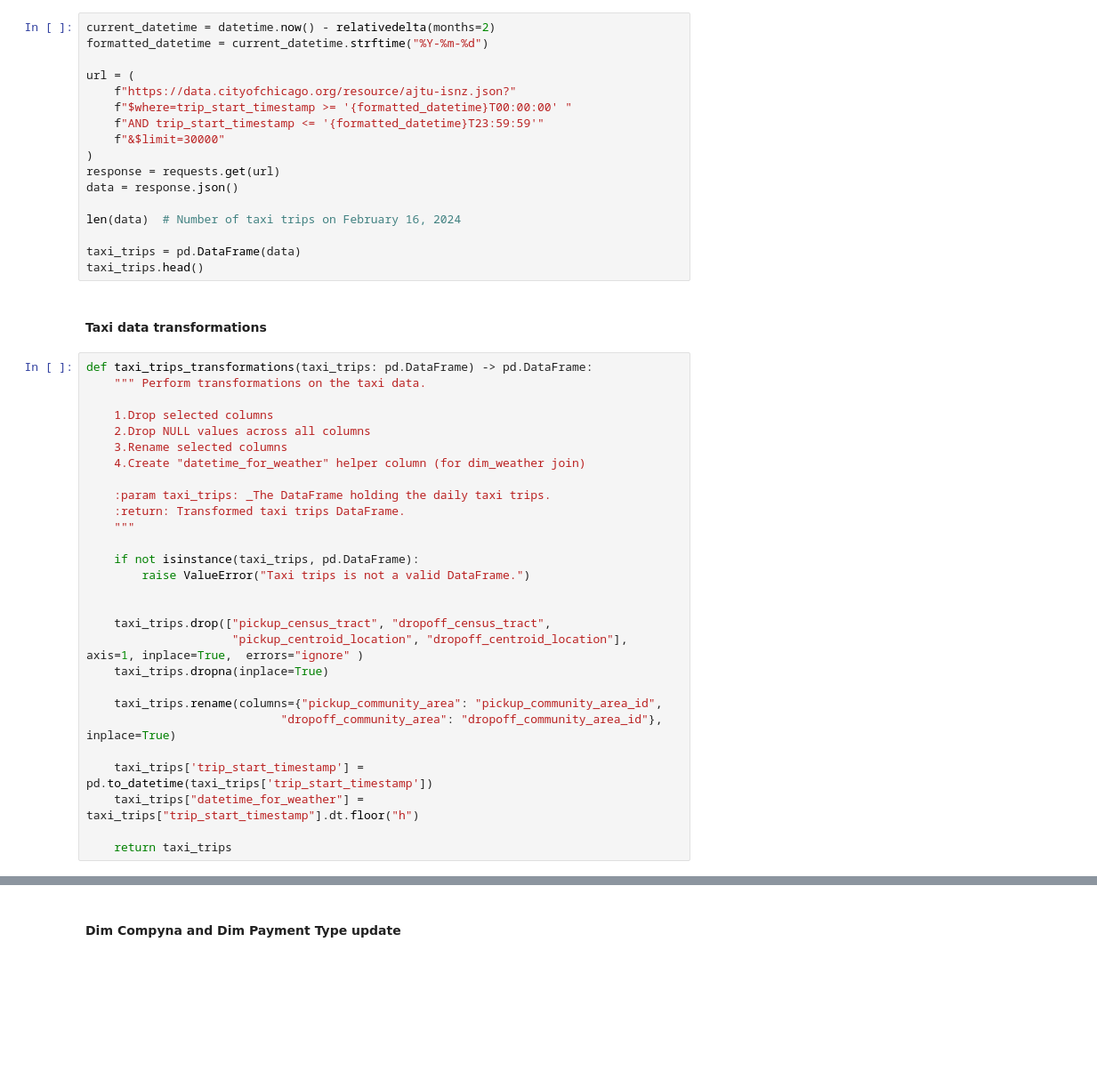
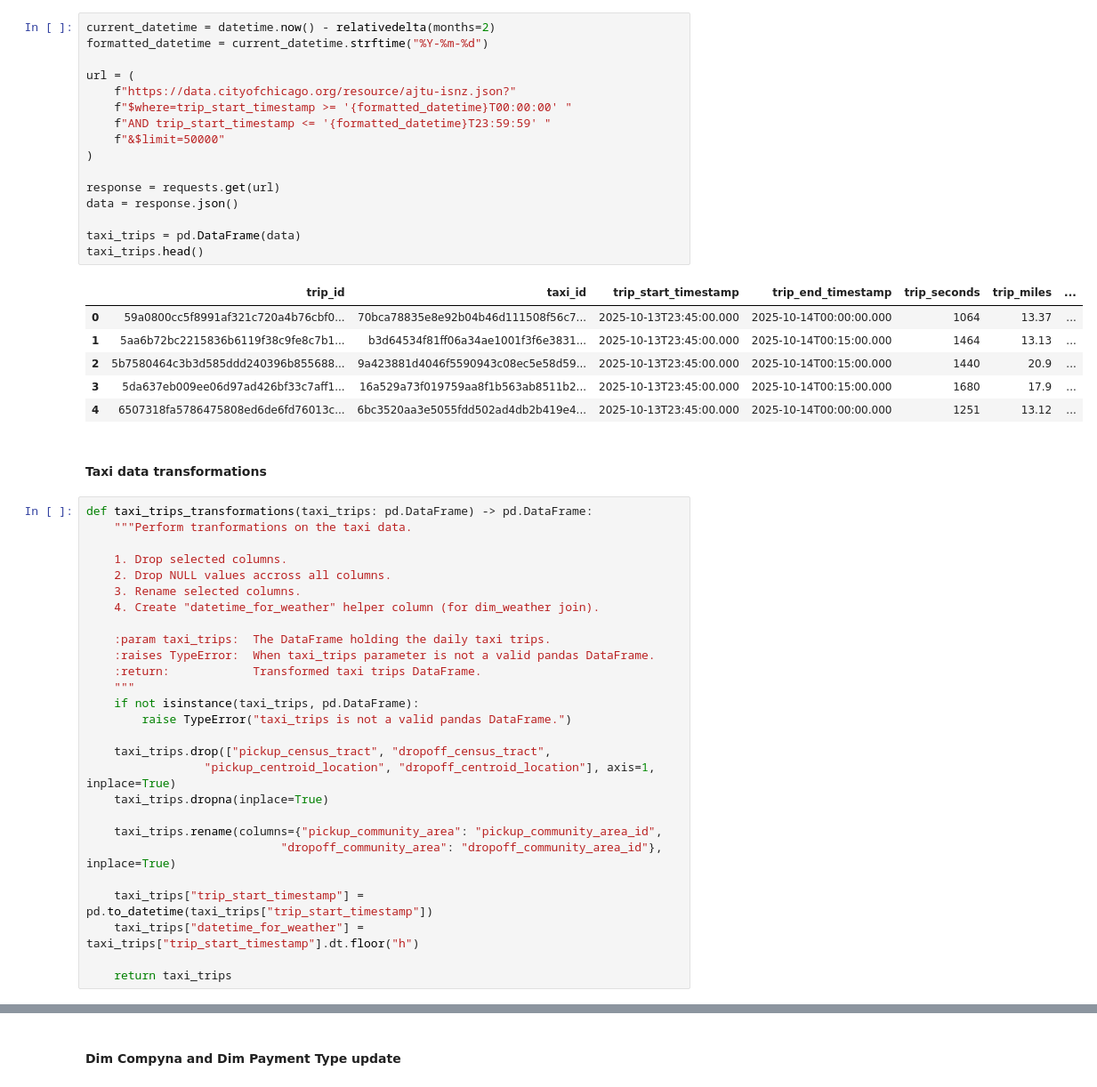
Before and after one commit to Jocii19/VS-Code, a Jupyter notebook: src/notebooks/07_transform_load.ipynb, the cells around one changed output, grey strips where cells are left out. Shown at 89% size. Cells and saved outputs as stored; diff of their text form; blank space fills up the shorter version.

```diff
--- a/src/notebooks/07_transform_load.ipynb
+++ b/src/notebooks/07_transform_load.ipynb
@@ -24,47 +27,52 @@ Steps for the Transform Load Lambda function
 # %%
 current_datetime = datetime.now() - relativedelta(months=2)
 formatted_datetime = current_datetime.strftime("%Y-%m-%d")
 
 url = (
     f"https://data.cityofchicago.org/resource/ajtu-isnz.json?"
     f"$where=trip_start_timestamp >= '{formatted_datetime}T00:00:00' "
-    f"AND trip_start_timestamp <= '{formatted_datetime}T23:59:59'"
-    f"&$limit=30000"
+    f"AND trip_start_timestamp <= '{formatted_datetime}T23:59:59' "
+    f"&$limit=50000"
 )
+
 response = requests.get(url)
 data = response.json()
 
-len(data)  # Number of taxi trips on February 16, 2024
-
 taxi_trips = pd.DataFrame(data)
 taxi_trips.head()
+# %% [output]
+|  | trip_id | taxi_id | trip_start_timestamp | trip_end_timestamp | trip_seconds | trip_miles | ... |
+| 0 | 59a0800cc5f8991af321c720a4b76cbf0... | 70bca78835e8e92b04b46d111508f56c7... | 2025-10-13T23:45:00.000 | 2025-10-14T00:00:00.000 | 1064 | 13.37 | ... |
+| 1 | 5aa6b72bc2215836b6119f38c9fe8c7b1... | b3d64534f81ff06a34ae1001f3f6e3831... | 2025-10-13T23:45:00.000 | 2025-10-14T00:15:00.000 | 1464 | 13.13 | ... |
+| 2 | 5b7580464c3b3d585ddd240396b855688... | 9a423881d4046f5590943c08ec5e58d59... | 2025-10-13T23:45:00.000 | 2025-10-14T00:15:00.000 | 1440 | 20.9 | ... |
+| 3 | 5da637eb009ee06d97ad426bf33c7aff1... | 16a529a73f019759aa8f1b563ab8511b2... | 2025-10-13T23:45:00.000 | 2025-10-14T00:15:00.000 | 1680 | 17.9 | ... |
+| 4 | 6507318fa5786475808ed6de6fd76013c... | 6bc3520aa3e5055fdd502ad4db2b419e4... | 2025-10-13T23:45:00.000 | 2025-10-14T00:00:00.000 | 1251 | 13.12 | ... |
 # %% [markdown]
 #### Taxi data transformations
 # %%
 def taxi_trips_transformations(taxi_trips: pd.DataFrame) -> pd.DataFrame:
-    """ Perform transformations on the taxi data.
+    """Perform tranformations on the taxi data.
 
-    1.Drop selected columns
-    2.Drop NULL values across all columns
-    3.Rename selected columns
-    4.Create "datetime_for_weather" helper column (for dim_weather join)
+    1. Drop selected columns.
+    2. Drop NULL values accross all columns.
+    3. Rename selected columns.
+    4. Create "datetime_for_weather" helper column (for dim_weather join).
 
-    :param taxi_trips: _The DataFrame holding the daily taxi trips.
-    :return: Transformed taxi trips DataFrame.
+    :param taxi_trips:  The DataFrame holding the daily taxi trips.
+    :raises TypeError:  When taxi_trips parameter is not a valid pandas DataFrame.
+    :return:            Transformed taxi trips DataFrame.
     """
-
     if not isinstance(taxi_trips, pd.DataFrame):
-        raise ValueError("Taxi trips is not a valid DataFrame.")
-
+        raise TypeError("taxi_trips is not a valid pandas DataFrame.")
 
     taxi_trips.drop(["pickup_census_tract", "dropoff_census_tract",
-                     "pickup_centroid_location", "dropoff_centroid_location"], axis=1, inplace=True,  errors="ignore" )
+                 "pickup_centroid_location", "dropoff_centroid_location"], axis=1, inplace=True)
     taxi_trips.dropna(inplace=True)
 
     taxi_trips.rename(columns={"pickup_community_area": "pickup_community_area_id",
                             "dropoff_community_area": "dropoff_community_area_id"}, inplace=True)
 
-    taxi_trips['trip_start_timestamp'] = pd.to_datetime(taxi_trips['trip_start_timestamp'])
+    taxi_trips["trip_start_timestamp"] = pd.to_datetime(taxi_trips["trip_start_timestamp"])
     taxi_trips["datetime_for_weather"] = taxi_trips["trip_start_timestamp"].dt.floor("h")
 
     return taxi_trips
```
Also changed, not shown: parts of 15 cells of this notebook, 2 other files.
